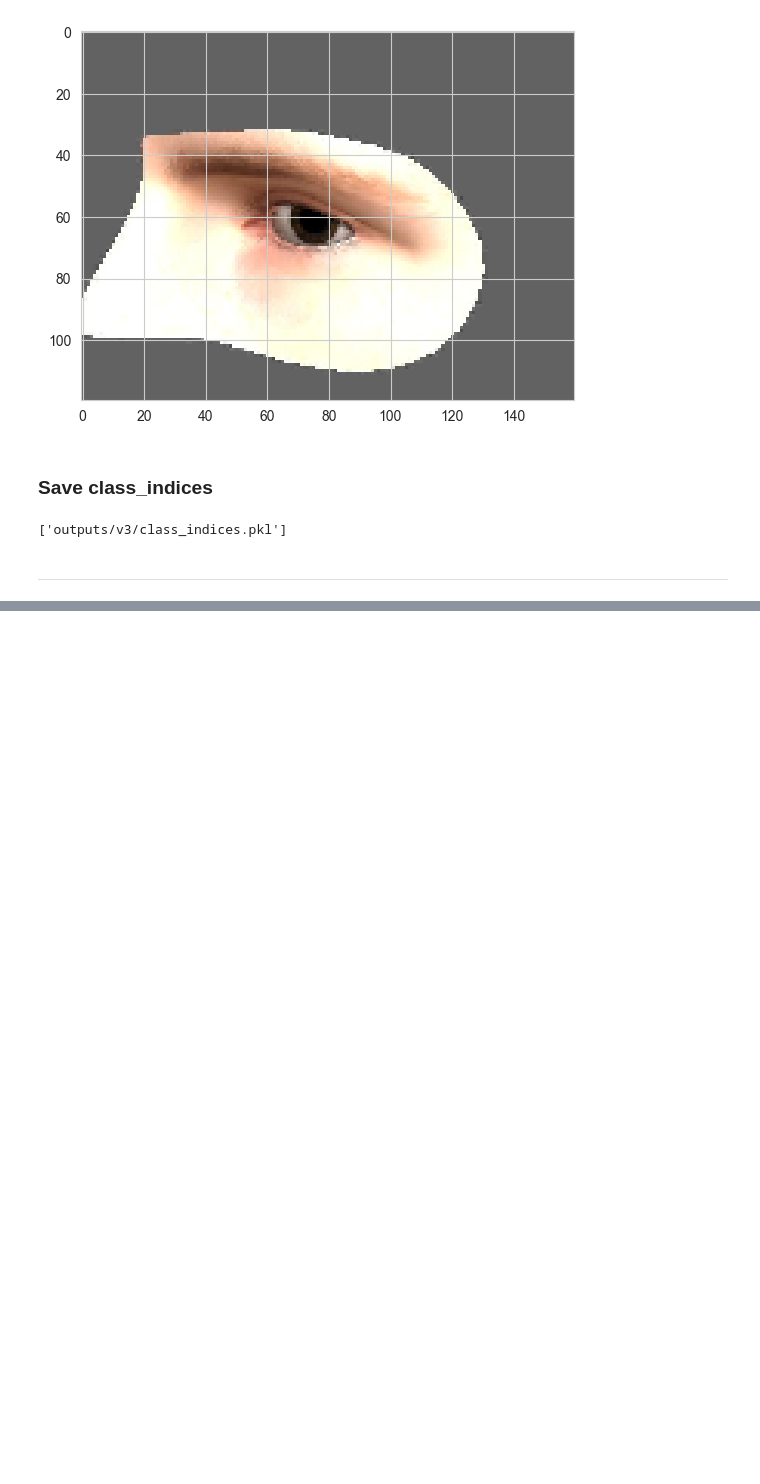
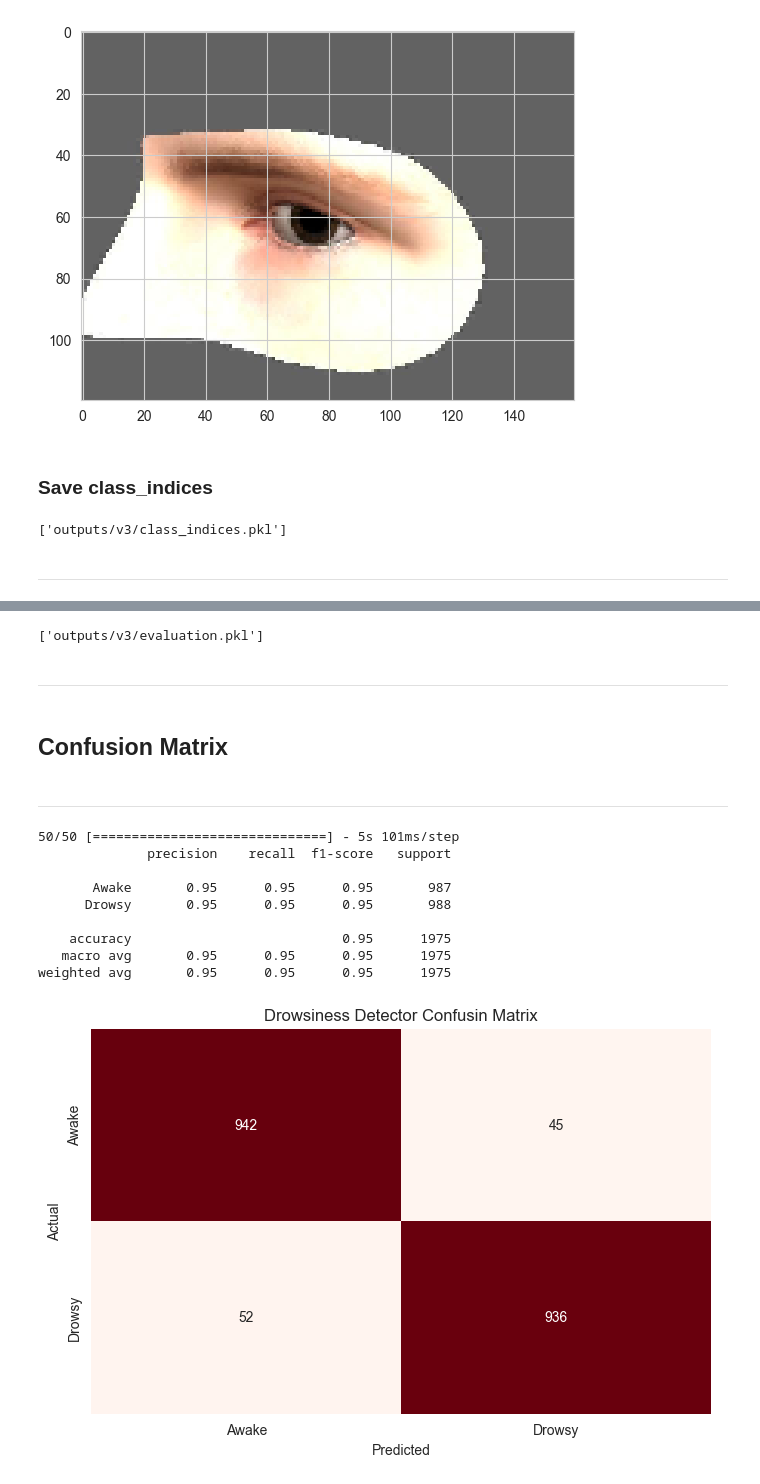
Before and after one commit to cmjimerson1s/ml_pp5_drowsiness_detector, a Jupyter notebook: jupyter_notebooks/Modeling&Evaluation.ipynb, the cells around one changed output, grey strips where cells are left out. Cells and saved outputs as stored; diff of their text form; code cells hidden in the pictures; blank space fills up the shorter version.

```diff
--- a/jupyter_notebooks/Modeling&Evaluation.ipynb
+++ b/jupyter_notebooks/Modeling&Evaluation.ipynb
@@ -249,0 +429,3 @@ joblib.dump(value=train_set.class_indices ,
+# %%
+from keras.models import load_model
+model = load_model('outputs/v3/drowsiness_detector_model.h5')
@@ -249,0 +440,11 @@ joblib.dump(value=train_set.class_indices ,
+# %%
+joblib.dump(value=evaluation ,
+            filename=f"outputs/v3/evaluation.pkl")
+# %% [output]
+['outputs/v3/evaluation.pkl']
+# %% [markdown]
+---
+# %% [markdown]
+## Confusion Matrix
+# %% [markdown]
+---
@@ -249,0 +453,29 @@ joblib.dump(value=train_set.class_indices ,
+# %%
+pred = model.predict(test_set)
+y_pred = np.concatenate(np.round(pred).astype(int))
+target_names = labels
+con_mat = confusion_matrix(test_set.classes, y_pred)
+plt.figure(figsize=(8, 5))
+sns.heatmap(con_mat,
+            annot=True,
+            fmt='g',
+            cmap='Reds',
+            xticklabels=[labels[0],labels[1]],
+            yticklabels=[labels[0],labels[1]],
+            cbar=False)
+plt.title("Drowsiness Detector Confusin Matrix")
+plt.xlabel("Predicted")
+plt.ylabel("Actual")
+plt.savefig(f'{file_path}/confusion_matrix.png', bbox_inches='tight', dpi=150)
+print(classification_report(test_set.classes, y_pred, target_names=target_names))
+# %% [output]
+50/50 [==============================] - 5s 101ms/step
+              precision    recall  f1-score   support
+
+       Awake       0.95      0.95      0.95       987
+      Drowsy       0.95      0.95      0.95       988
+
+    accuracy                           0.95      1975
+   macro avg       0.95      0.95      0.95      1975
+weighted avg       0.95      0.95      0.95      1975
+[figure, added]
```
Also changed, not shown: parts of 37 cells of this notebook, 6 other files.
